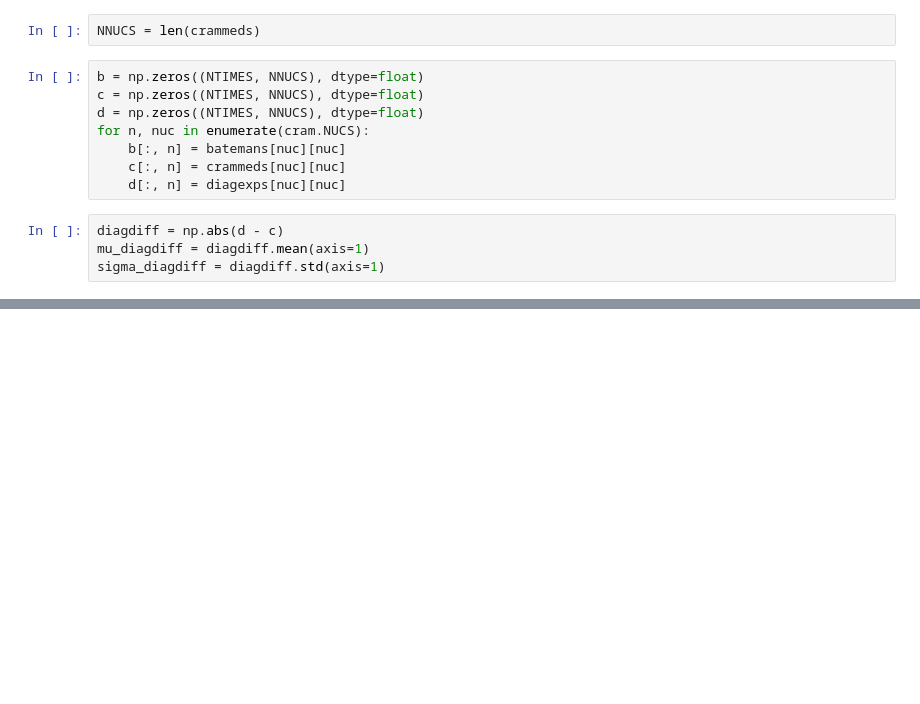
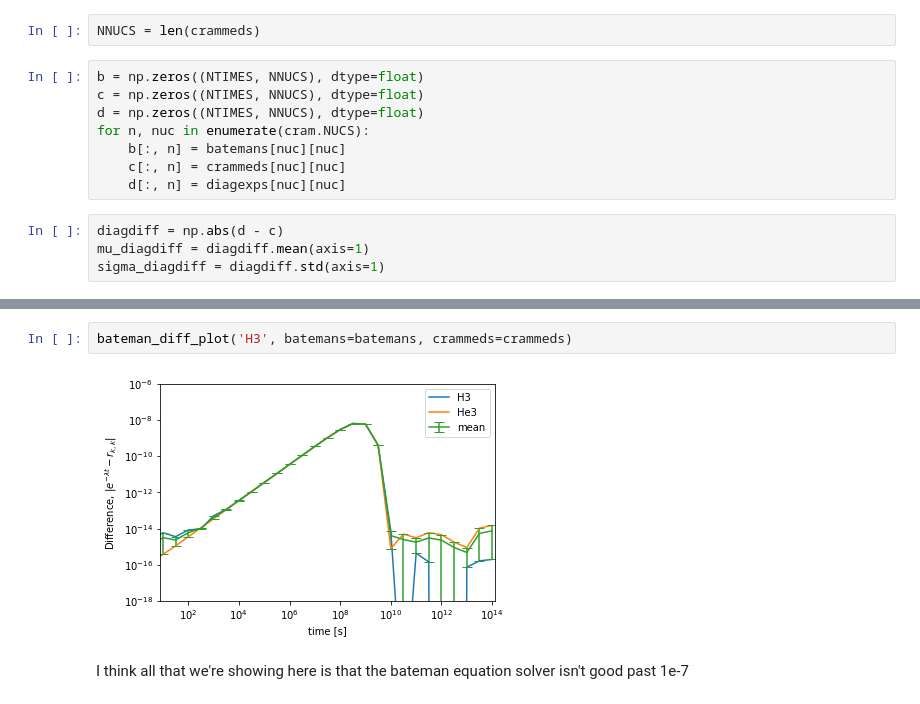
Before and after one commit to ergs/transmutagen-paper, a Jupyter notebook: decay_analysis.ipynb, the cells around one changed output, grey strips where cells are left out. Saved outputs shown, nothing was run; the diff lists cells and outputs as text; blank space fills up the shorter version.

```diff
--- a/decay_analysis.ipynb
+++ b/decay_analysis.ipynb
@@ -51,0 +104,6 @@ plt.xscale('log')
+# %%
+bateman_diff_plot('H3', batemans=batemans, crammeds=crammeds)
+# %% [output]
+[figure, added]
+# %% [markdown]
+I think all that we're showing here is that the bateman equation solver isn't good past 1e-7
```
Also changed, not shown: parts of 8 cells of this notebook, 1 other file.
